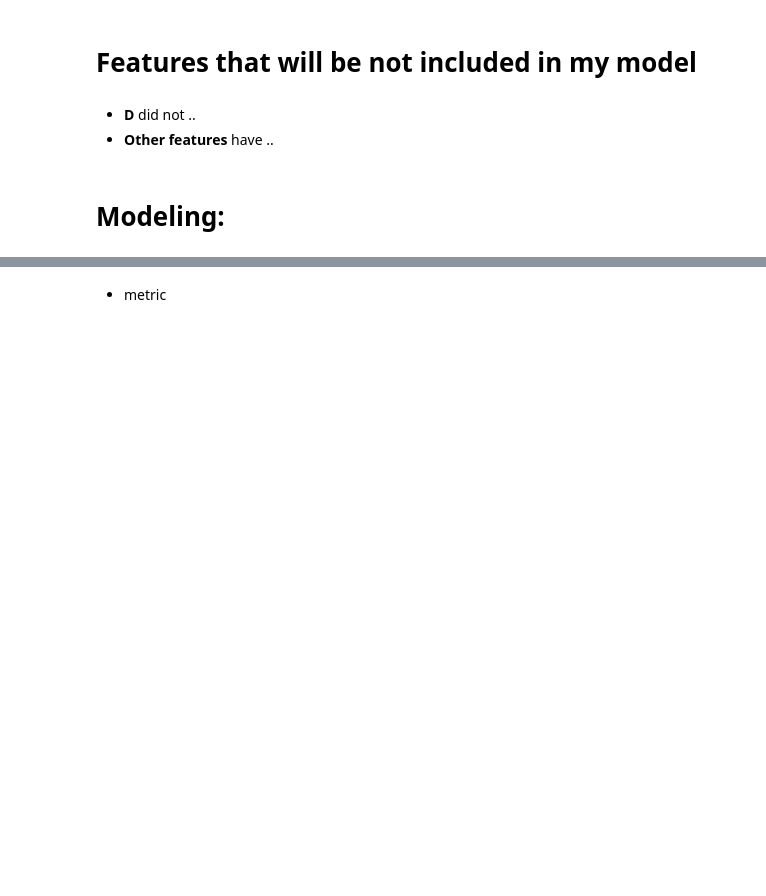
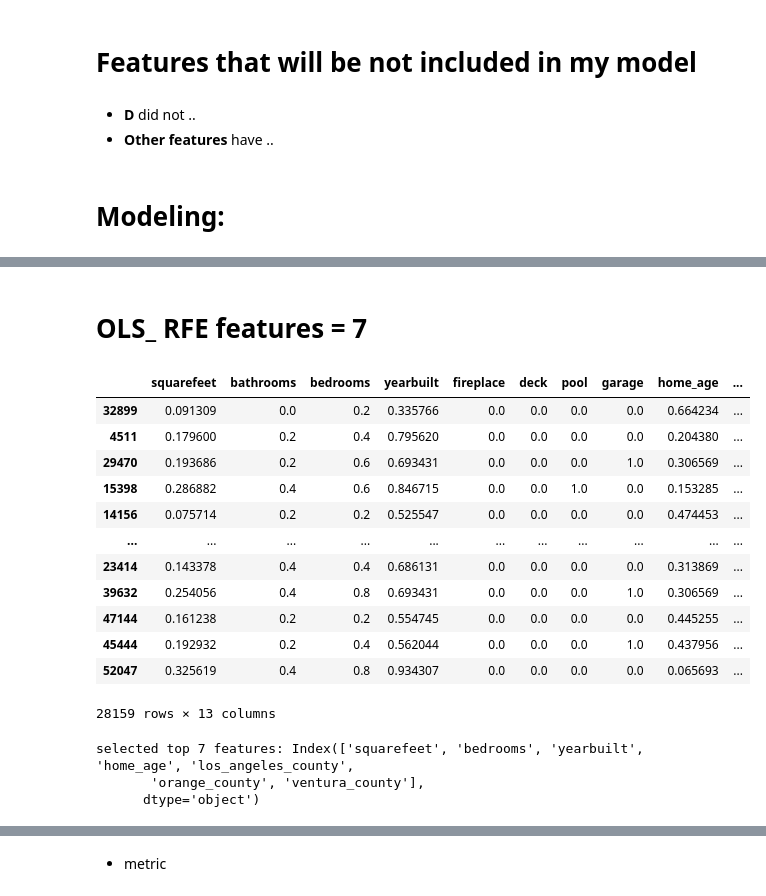
Before and after one commit to Yvette-Ibarra/regression-project, a Jupyter notebook: 3rd_Working_notebook_zillow.ipynb, the cells around one changed output, grey strips where cells are left out. Cells and saved outputs as stored; diff of their text form; code cells hidden in the pictures; blank space fills up the shorter version.

```diff
--- a/3rd_Working_notebook_zillow.ipynb
+++ b/3rd_Working_notebook_zillow.ipynb
@@ -309,0 +527,21 @@ The p-value is less than alpha. **There is evidence to support that tenure has a
+# %%
+# parameters: f_regression stats test, give me 4 features
+f_selector = SelectKBest(f_regression, k=4)
+
+# find the top 8 X's correlated with y
+f_selector.fit(X_train, y_train)
+
+# boolean mask of whether the column was selected or not.
+feature_mask = f_selector.get_support()
+
+# get list of top K features.
+f_feature = X_train.iloc[:,feature_mask].columns.tolist()
+
+# 1. make the thing
+lm = LinearRegression()
+# 2. fit the thing
+lm.fit(X_train[f_feature], y_train)
+# 3. use the thing (make predictions)
+
+train_pred['OLS_Model_f4'] = lm.predict(X_train[f_feature])
+validate_pred['OLS_Model_f4'] = lm.predict(X_validate[f_feature])
@@ -309,0 +582,21 @@ The p-value is less than alpha. **There is evidence to support that tenure has a
+# %%
+# parameters: f_regression stats test, give me 3 features
+f_selector = SelectKBest(f_regression, k=3)
+
+# find the top 8 X's correlated with y
+f_selector.fit(X_train, y_train)
+
+# boolean mask of whether the column was selected or not.
+feature_mask = f_selector.get_support()
+
+# get list of top K features.
+f_feature = X_train.iloc[:,feature_mask].columns.tolist()
+
+# 1. make the thing
+lm = LinearRegression()
+# 2. fit the thing
+lm.fit(X_train[f_feature], y_train)
+# 3. use the thing (make predictions)
+
+train_pred['OLS_Model_f3'] = lm.predict(X_train[f_feature])
+validate_pred['OLS_Model_f3'] = lm.predict(X_validate[f_feature])
@@ -309,0 +635,2 @@ The p-value is less than alpha. **There is evidence to support that tenure has a
+# %% [markdown]
+# OLS_ RFE  features = 7
@@ -309,0 +639,36 @@ The p-value is less than alpha. **There is evidence to support that tenure has a
+# %%
+X_train
+# %% [output]
+|  | squarefeet | bathrooms | bedrooms | yearbuilt | fireplace | deck | pool | garage | home_age | ... |
+| 32899 | 0.091309 | 0.0 | 0.2 | 0.335766 | 0.0 | 0.0 | 0.0 | 0.0 | 0.664234 | ... |
+| 4511 | 0.179600 | 0.2 | 0.4 | 0.795620 | 0.0 | 0.0 | 0.0 | 0.0 | 0.204380 | ... |
+| 29470 | 0.193686 | 0.2 | 0.6 | 0.693431 | 0.0 | 0.0 | 0.0 | 1.0 | 0.306569 | ... |
+| 15398 | 0.286882 | 0.4 | 0.6 | 0.846715 | 0.0 | 0.0 | 1.0 | 0.0 | 0.153285 | ... |
+| 14156 | 0.075714 | 0.2 | 0.2 | 0.525547 | 0.0 | 0.0 | 0.0 | 0.0 | 0.474453 | ... |
+| ... | ... | ... | ... | ... | ... | ... | ... | ... | ... | ... |
+| 23414 | 0.143378 | 0.4 | 0.4 | 0.686131 | 0.0 | 0.0 | 0.0 | 0.0 | 0.313869 | ... |
+| 39632 | 0.254056 | 0.4 | 0.8 | 0.693431 | 0.0 | 0.0 | 0.0 | 1.0 | 0.306569 | ... |
+| 47144 | 0.161238 | 0.2 | 0.2 | 0.554745 | 0.0 | 0.0 | 0.0 | 0.0 | 0.445255 | ... |
+| 45444 | 0.192932 | 0.2 | 0.4 | 0.562044 | 0.0 | 0.0 | 0.0 | 1.0 | 0.437956 | ... |
+| 52047 | 0.325619 | 0.4 | 0.8 | 0.934307 | 0.0 | 0.0 | 0.0 | 0.0 | 0.065693 | ... |
+28159 rows × 13 columns
+# %%
+from sklearn.feature_selection import RFE
+lm = LinearRegression()
+
+
+# 1. Transform our X
+rfe = RFE(lm, n_features_to_select=7)
+rfe.fit(X_train, y_train)
+print('selected top 7 features:', X_train.columns[rfe.support_])
+X_train_rfe = rfe.transform(X_train)
+# 2. Use the transformed x in our model
+lm.fit(X_train_rfe, y_train)
+#convert to DF
+X_train_rfe = pd.DataFrame(X_train_rfe, columns = X_train.columns[rfe.support_], index = X_train.index)
+
+train_pred['OLS_rfe7'] = lm.predict(X_train_rfe)
+# %% [output]
+selected top 7 features: Index(['squarefeet', 'bedrooms', 'yearbuilt', 'home_age', 'los_angeles_county',
+       'orange_county', 'ventura_county'],
+      dtype='object')
```
Also changed, not shown: parts of 137 cells of this notebook.
